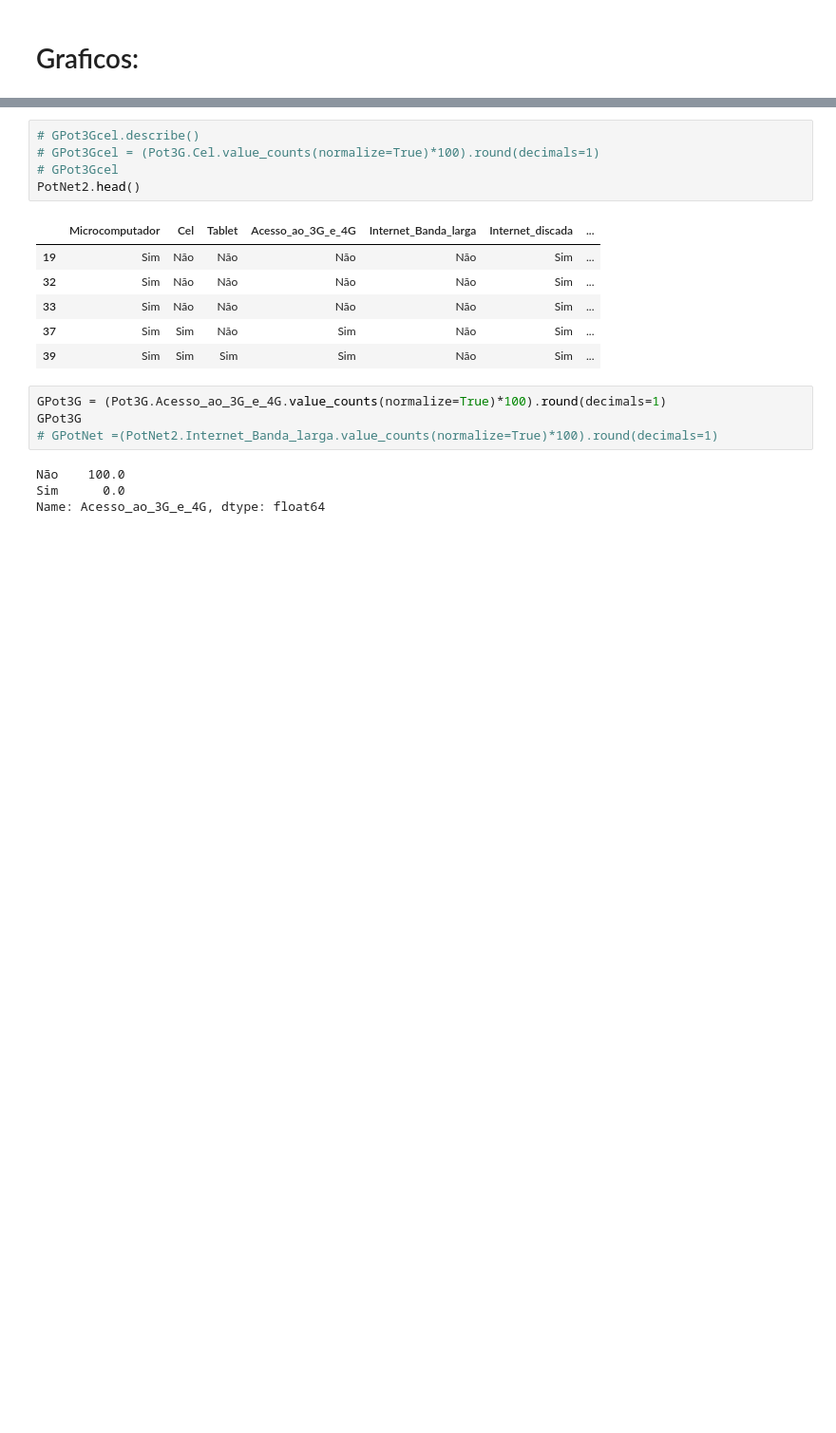
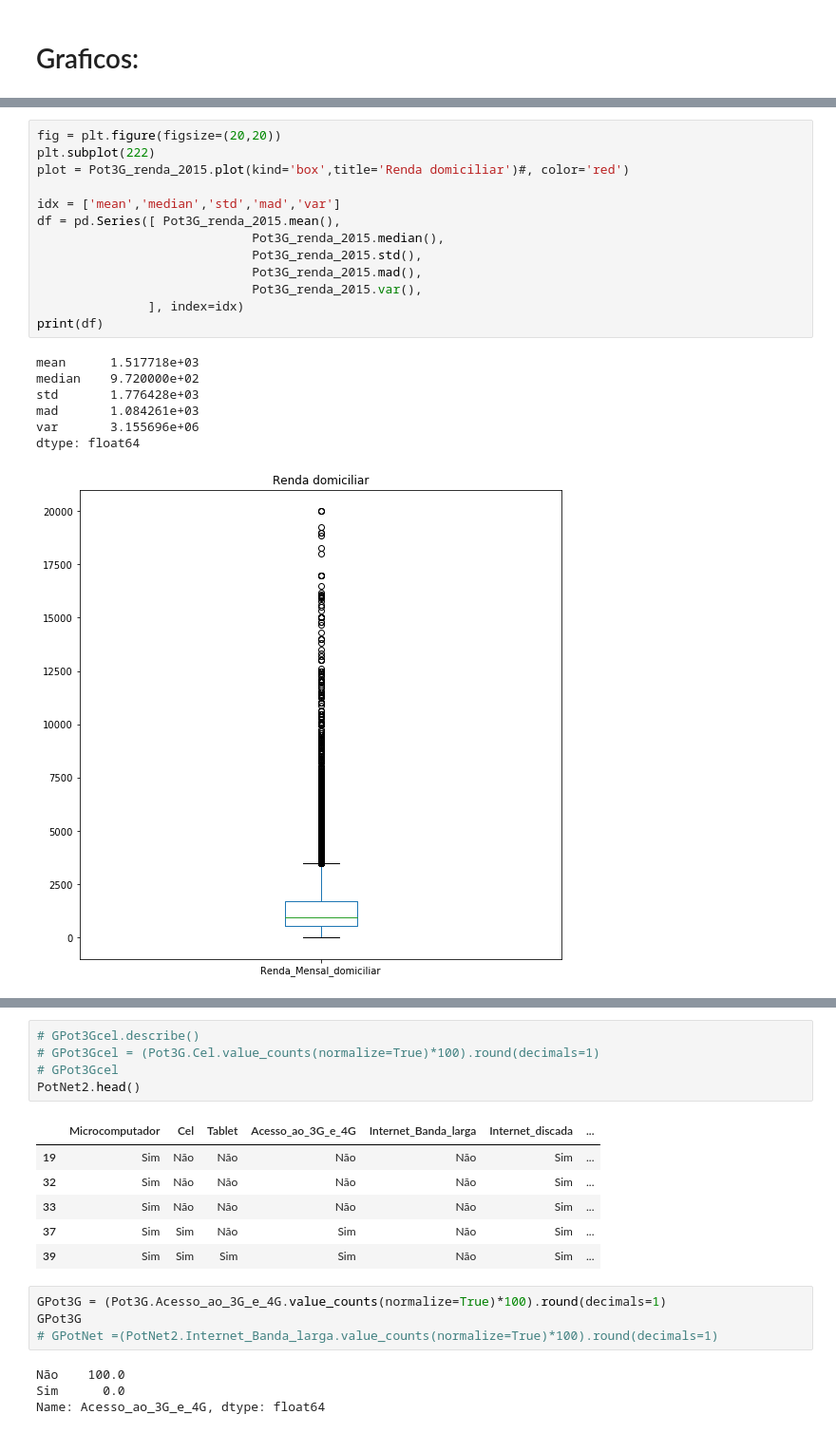
Before and after one commit to AntonioAndraues/CD, a Jupyter notebook: Projeto1/Projeto1 Layout.ipynb, the cells around one changed output, grey strips where cells are left out. Shown at 95% size. Drawn from its saved outputs; the diff is of its cells as text; blank space fills up the shorter version.

```diff
--- a/Projeto1/Projeto1 Layout.ipynb
+++ b/Projeto1/Projeto1 Layout.ipynb
@@ -236,0 +272,21 @@ ct1.plot(kind='bar', color=('red','blue'))
+# %%
+fig = plt.figure(figsize=(20,20))
+plt.subplot(222)
+plot = Pot3G_renda_2015.plot(kind='box',title='Renda domiciliar')#, color='red')
+
+idx = ['mean','median','std','mad','var']
+df = pd.Series([ Pot3G_renda_2015.mean(),
+                             Pot3G_renda_2015.median(),
+                             Pot3G_renda_2015.std(),
+                             Pot3G_renda_2015.mad(),
+                             Pot3G_renda_2015.var(),
+               ], index=idx)
+print(df)
+# %% [output]
+mean      1.517718e+03
+median    9.720000e+02
+std       1.776428e+03
+mad       1.084261e+03
+var       3.155696e+06
+dtype: float64
+[figure, added]
```
Also changed, not shown: parts of 53 cells of this notebook.
